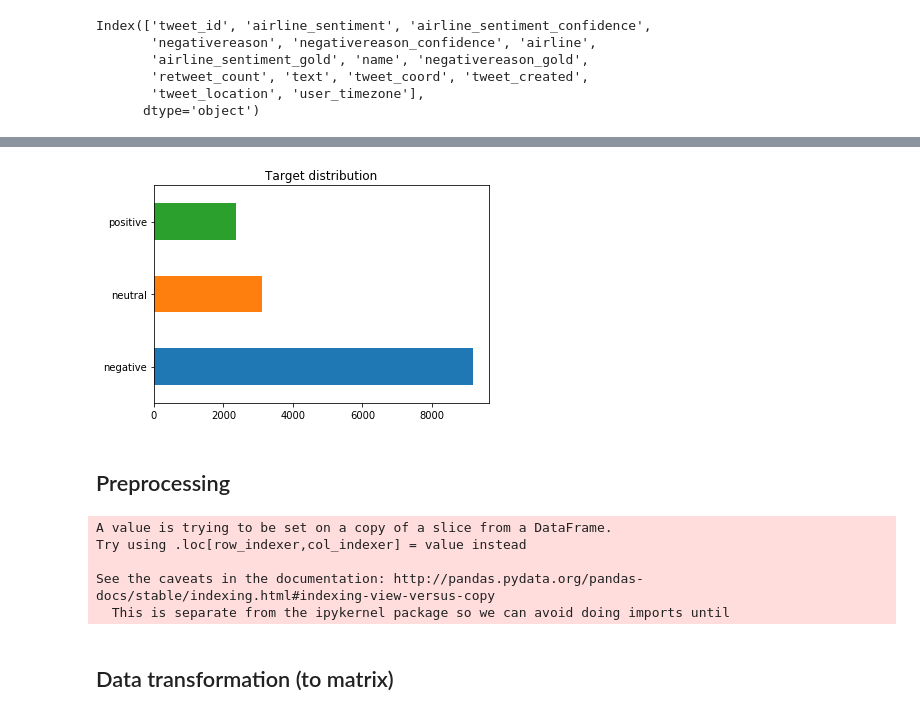
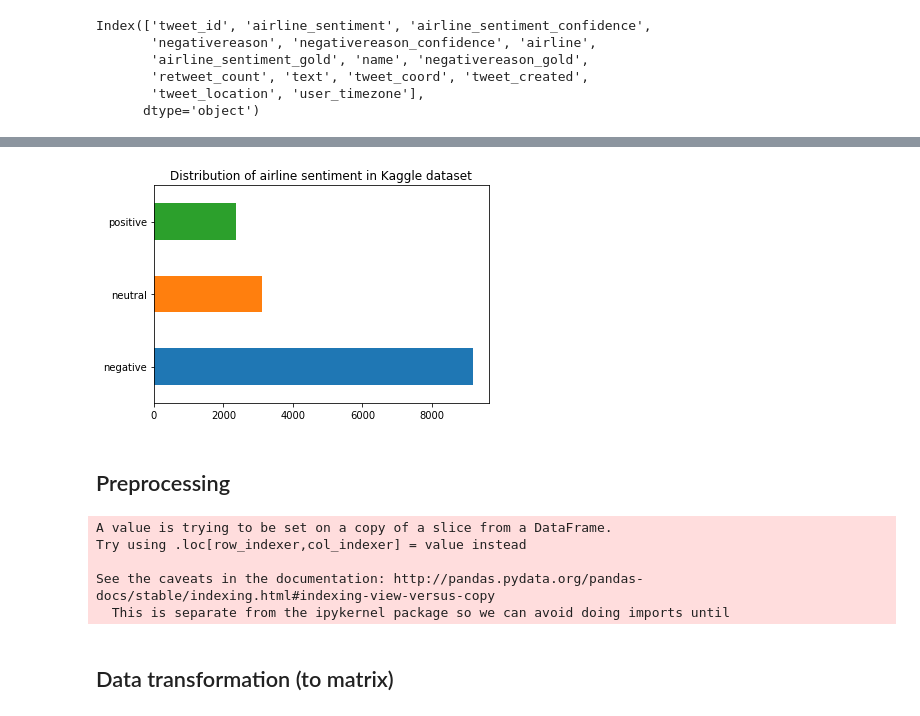
Before and after one commit to dharmsen/DBLDataChallenge, a Jupyter notebook: sentiment_models/Sentiment_models_overview(80%_accuracy_with_nn).ipynb, the cells around one changed output, grey strips where cells are left out. Drawn from its saved outputs; the diff is of its cells as text; code cells hidden in the pictures.

Commit message:
Added documentation to sentiment models

```diff
--- a/sentiment_models/Sentiment_models_overview(80%_accuracy_with_nn).ipynb
+++ b/sentiment_models/Sentiment_models_overview(80%_accuracy_with_nn).ipynb
@@ -40,2 +65,0 @@ raw_df.head()
-# %%
-df = raw_df[['text', 'airline_sentiment']]; df.head()
@@ -56,0 +66,4 @@ df.describe()
+# %%
+# We will only need the text and airline_sentiment to train our models. Other features might
+# be helpful, but they must be in the main tweets dataset also then.
+df = raw_df[['text', 'airline_sentiment']]; df.head(3)
@@ -57,9 +86,9 @@ df.describe()
 # %%
 df['airline_sentiment'].value_counts().plot(kind='barh',
-                                            title='Target distribution');
+                                            title='Distribution of airline sentiment in Kaggle dataset');
 # Note: Dataset is biased toward negative tweets
 # %% [output]
-[figure, old version]
+[figure, new version]
 # %% [markdown]
 ## Preprocessing
 # %%
@@ -109,11 +178 @@ class PreProcessor:
         return self.preprocessed
-# %%
-preprocessor = PreProcessor(df)
-preprocessor.full_preprocess(len(df))
-df['cleaned_text'] = preprocessor.get_data()
-# %% [output]
-A value is trying to be set on a copy of a slice from a DataFrame.
-Try using .loc[row_indexer,col_indexer] = value instead
-
-See the caveats in the documentation: http://pandas.pydata.org/pandas-docs/stable/indexing.html#indexing-view-versus-copy
-  This is separate from the ipykernel package so we can avoid doing imports until
@@ -132,2 +179,12 @@ See the caveats in the documentation: http://pandas.pydata.org/pandas-docs/stabl
+# %%
+# Preprocess text and put it in a new column
+preprocessor = PreProcessor(df)
+df['cleaned_text'] = preprocessor.full_preprocess(len(df))
+# %% [output]
+A value is trying to be set on a copy of a slice from a DataFrame.
+Try using .loc[row_indexer,col_indexer] = value instead
+
+See the caveats in the documentation: http://pandas.pydata.org/pandas-docs/stable/indexing.html#indexing-view-versus-copy
+  This is separate from the ipykernel package so we can avoid doing imports until
 # %% [markdown]
 ## Data transformation (to matrix)
```
Also changed, not shown: parts of 33 cells of this notebook, 2 other files.
